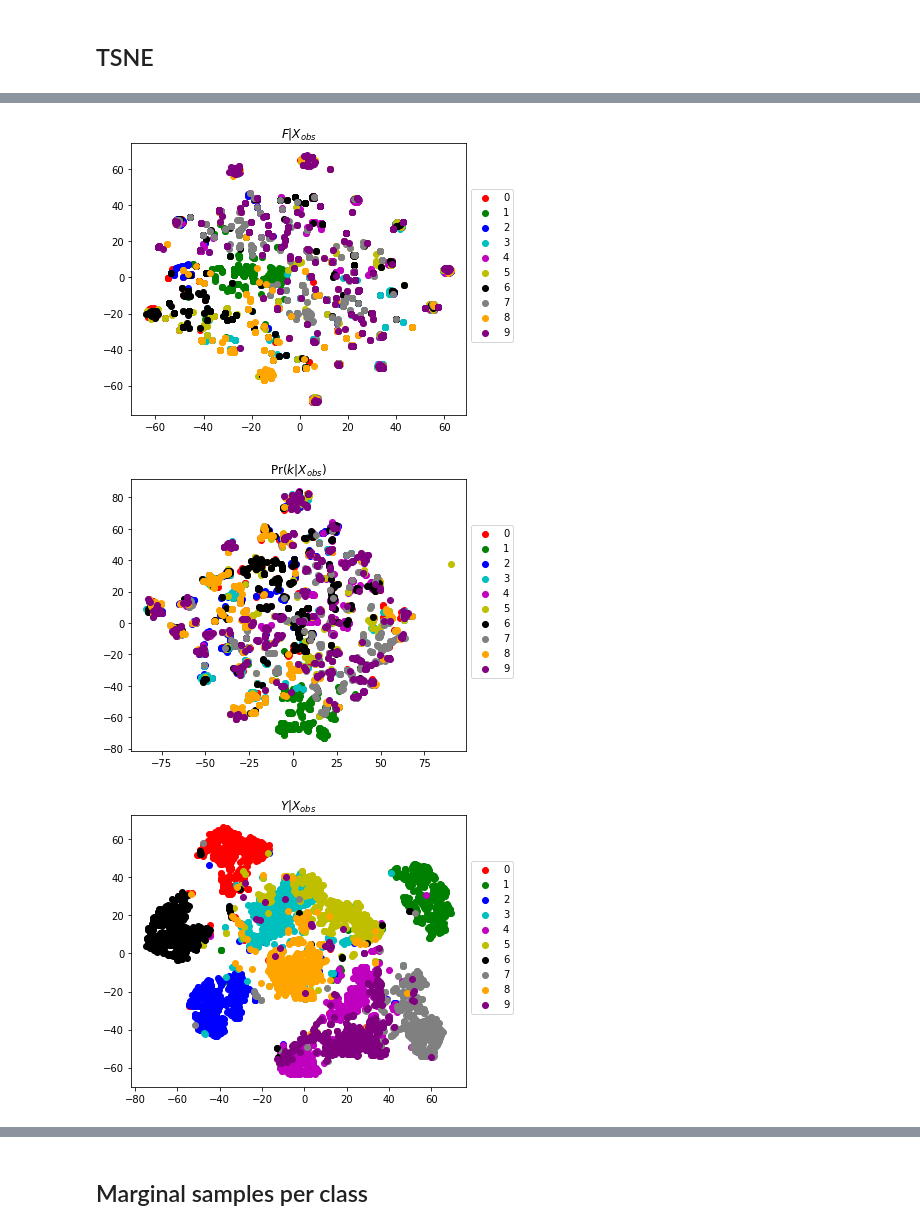
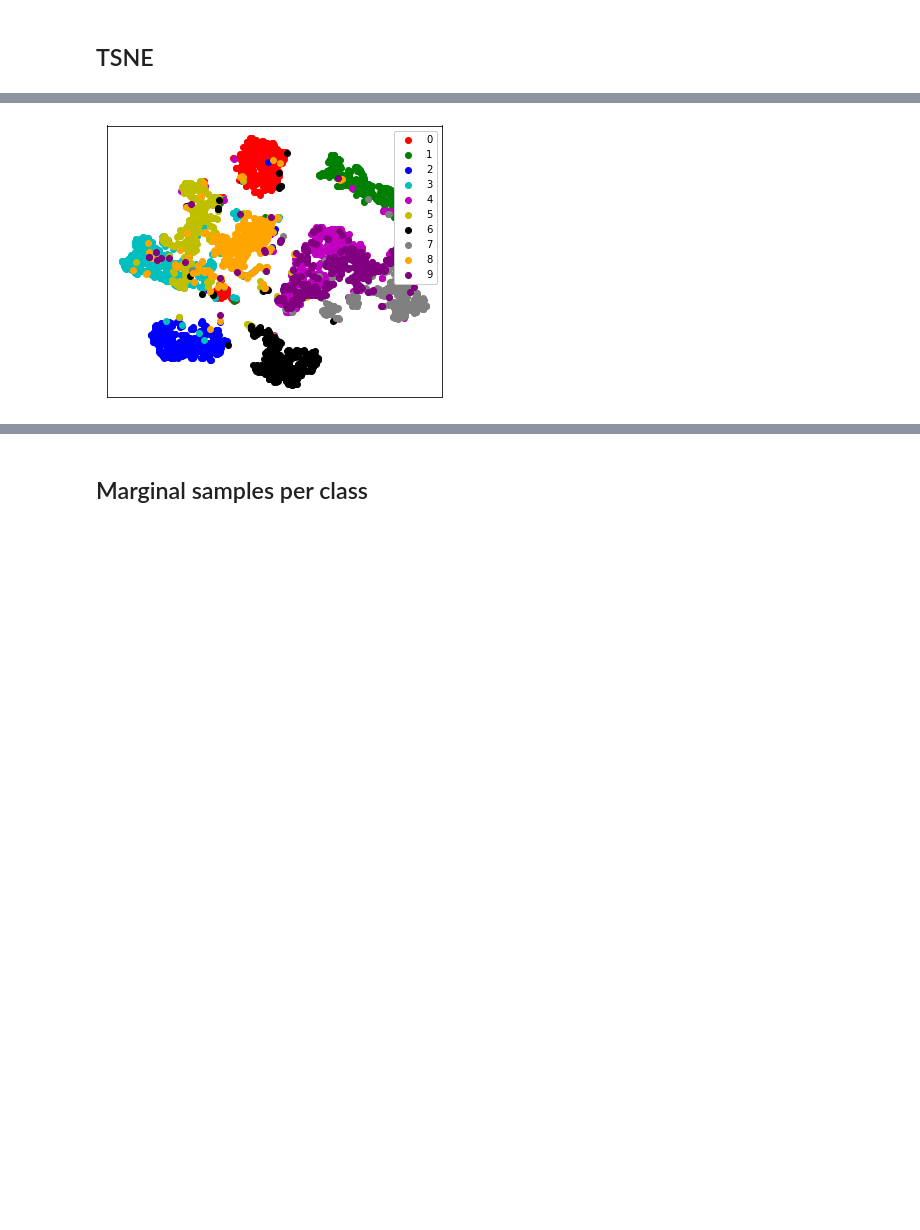
Before and after one commit to probabll/mixed-rv-vae, a Jupyter notebook: analysis.ipynb, the cells around one changed output, grey strips where cells are left out. Drawn from its saved outputs; the diff is of its cells as text; code cells hidden in the pictures; blank space fills up the shorter version.

```diff
--- a/analysis.ipynb
+++ b/analysis.ipynb
@@ -62,8 +60,8 @@ state = make_state(
     args,
     device=args.device,
     # change this to .best if you want the best ckpt (rather than the last)
-    #ckpt_path=f"{directory}/ckpt.last"
-    ckpt_path=f"{directory}/training.ckpt"
+    ckpt_path=f"{directory}/ckpt.best"
+    #ckpt_path=f"{directory}/training.ckpt"
 )
 # %%
 train_loader, valid_loader, test_loader = load_mnist(
@@ -224,6 +239,7 @@ compare_samples(state.vae, get_batcher(valid_loader, args), args, N=5, num_figs=
 # %%
 from analysis import samples_per_digit
 # %%
-f, y, z, x, marginal_f = samples_per_digit(state.vae, get_batcher(valid_loader, args, onehot=False),
-                               args, return_marginal=True)
+f, y, z, x, marginal_f, scores, concs = samples_per_digit(
+    state.vae, get_batcher(valid_loader, args, onehot=False),
+    args, return_marginal=args.y_dim > 0)
 # %%
@@ -280,7 +324,7 @@ if state.vae.p.y_dim:
 # %%
 from sklearn.manifold import TSNE
 # %%
-def tsne_plot(samples, title):
+def tsne_plot(samples, title, legend=True, filename=None):
     """
     :param samples: [10, N,D]
     """
@@ -292,7 +336,15 @@ def tsne_plot(samples, title):
     colors = 'r', 'g', 'b', 'c', 'm', 'y', 'k', 'gray', 'orange', 'purple'
     for i, c in zip(np.arange(10), colors):
         plt.scatter(tsne_results[i, :, 0], tsne_results[i, :, 1], c=c, label=i)
-    plt.legend(bbox_to_anchor=(1, 0.85), loc='upper left')
-    plt.title(title)
+    plt.xticks([], [])
+    plt.yticks([], [])
+    if legend:
+        #plt.legend(bbox_to_anchor=(1, 0.85), loc='upper left', framealpha=0.5)
+        plt.legend(loc='upper right', framealpha=1.0)
+    #plt.title(title)
+
+    if filename:
+        plt.savefig(f'{filename}.pdf', bbox_inches='tight')
     plt.show()
+
     return tsne_results
@@ -299,12 +366,10 @@ def tsne_plot(samples, title):
 # %%
 if state.vae.p.y_dim:
-    _ = tsne_plot(f, r"$F|X_{obs}$")
-    _ = tsne_plot(marginal_f, r"$\Pr(k|X_{obs})$")
-    _ = tsne_plot(y, r"$Y|X_{obs}$")
+    #_ = tsne_plot(f, r"$F|X_{obs}$")
+    #_ = tsne_plot(marginal_f, r"$\Pr(k|X_{obs})$")
+    _ = tsne_plot(y, r"$y \sim Q_{Y|X=x_{obs}}$", legend=True, filename='tsne_y')
 # %% [output]
-[figure, old version]
+[figure, new version]
-[figure, removed]
-[figure, removed]
 # %%
 if state.vae.p.z_dim:
     _ = tsne_plot(z, r"$Z|X_{obs}$")
```
Also changed, not shown: parts of 28 cells of this notebook, 5 other files.
